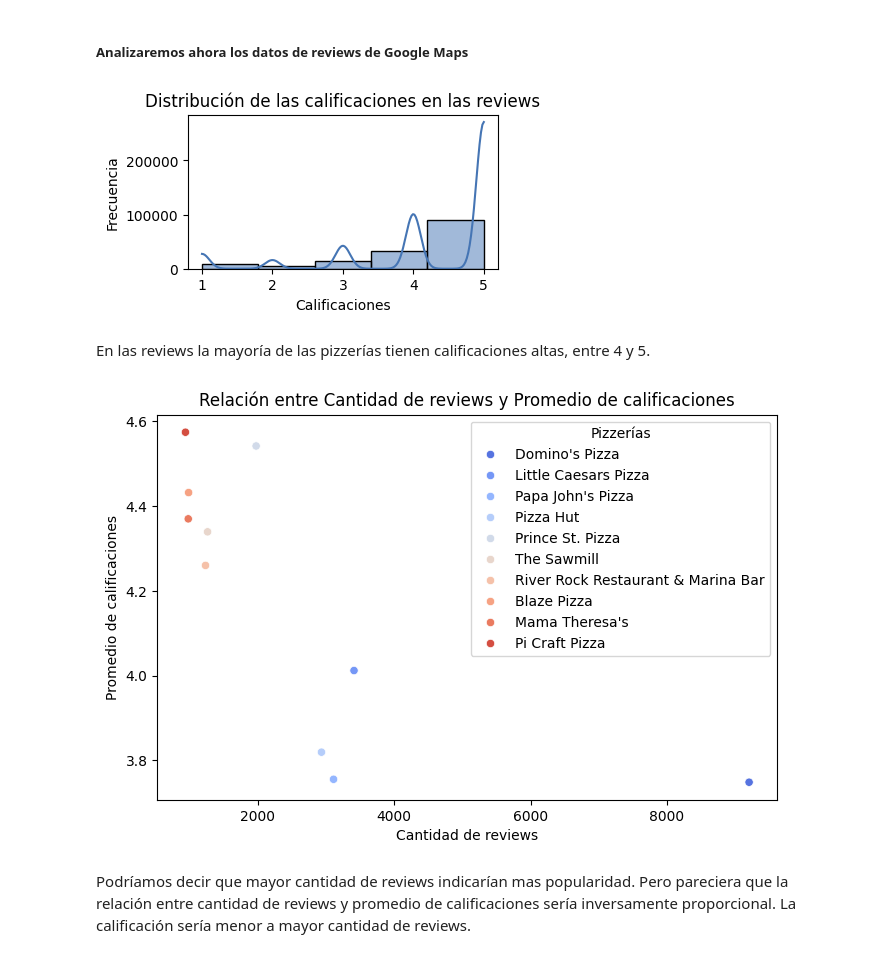
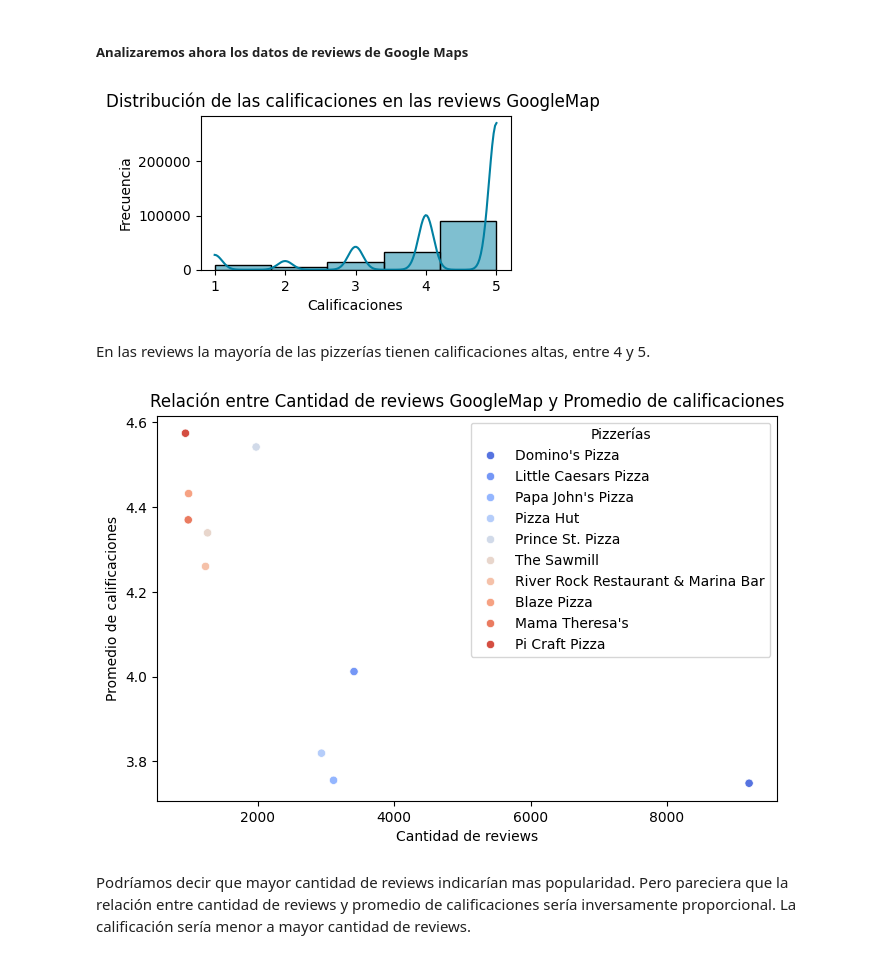
Before and after one commit to victoriariso/Henry_DS_ProyectoFinal, a Jupyter notebook: EDA.ipynb, the cells around one changed output. Drawn from its saved outputs; the diff is of its cells as text; code cells hidden in the pictures.

```diff
--- a/EDA.ipynb
+++ b/EDA.ipynb
@@ -196,13 +196,13 @@ Observamos que aparecen datos de 1134 pizzerias en NJ y de 2118 pizzerias en NJ
 # %%
 # Distribution of ratings
 plt.figure(figsize=(4,2))
-sns.histplot(df_gm_pizza_NJNY_rev['rating'], bins=5, kde=True, color='#4575b4')
-plt.title("Distribución de las calificaciones en las reviews")
+sns.histplot(df_gm_pizza_NJNY_rev['rating'], bins=5, kde=True, color='#0180a2')
+plt.title("Distribución de las calificaciones en las reviews GoogleMap ")
 plt.xlabel("Calificaciones")
 plt.ylabel("Frecuencia")
 plt.show()
 # %% [output]
-[figure, old version]
+[figure, new version]
 # %% [markdown]
 En las reviews la mayoría de las pizzerías tienen calificaciones altas, entre 4 y 5.
 # %%
@@ -215,13 +215,13 @@ top_pizzeria_stats = pizzeria_stats.sort_values(by='num_reviews', ascending=Fals
 # %%
 plt.figure(figsize=(8,5))
 sns.scatterplot(data= top_pizzeria_stats, x="num_reviews", y="avg_rating", hue="business_name", palette="coolwarm")
-plt.title("Relación entre Cantidad de reviews y Promedio de calificaciones")
+plt.title("Relación entre Cantidad de reviews GoogleMap y Promedio de calificaciones")
 plt.xlabel("Cantidad de reviews")
 plt.ylabel("Promedio de calificaciones")
 plt.legend(title="Pizzerías")
 plt.show()
 # %% [output]
-[figure, old version]
+[figure, new version]
 # %% [markdown]
 Podríamos decir que mayor cantidad de reviews indicarían mas popularidad. Pero pareciera que la relación entre cantidad de reviews y promedio de calificaciones sería inversamente proporcional. La calificación sería menor a mayor cantidad de reviews.
 # %%
```
Also changed, not shown: parts of 33 cells of this notebook, 6 other files.
